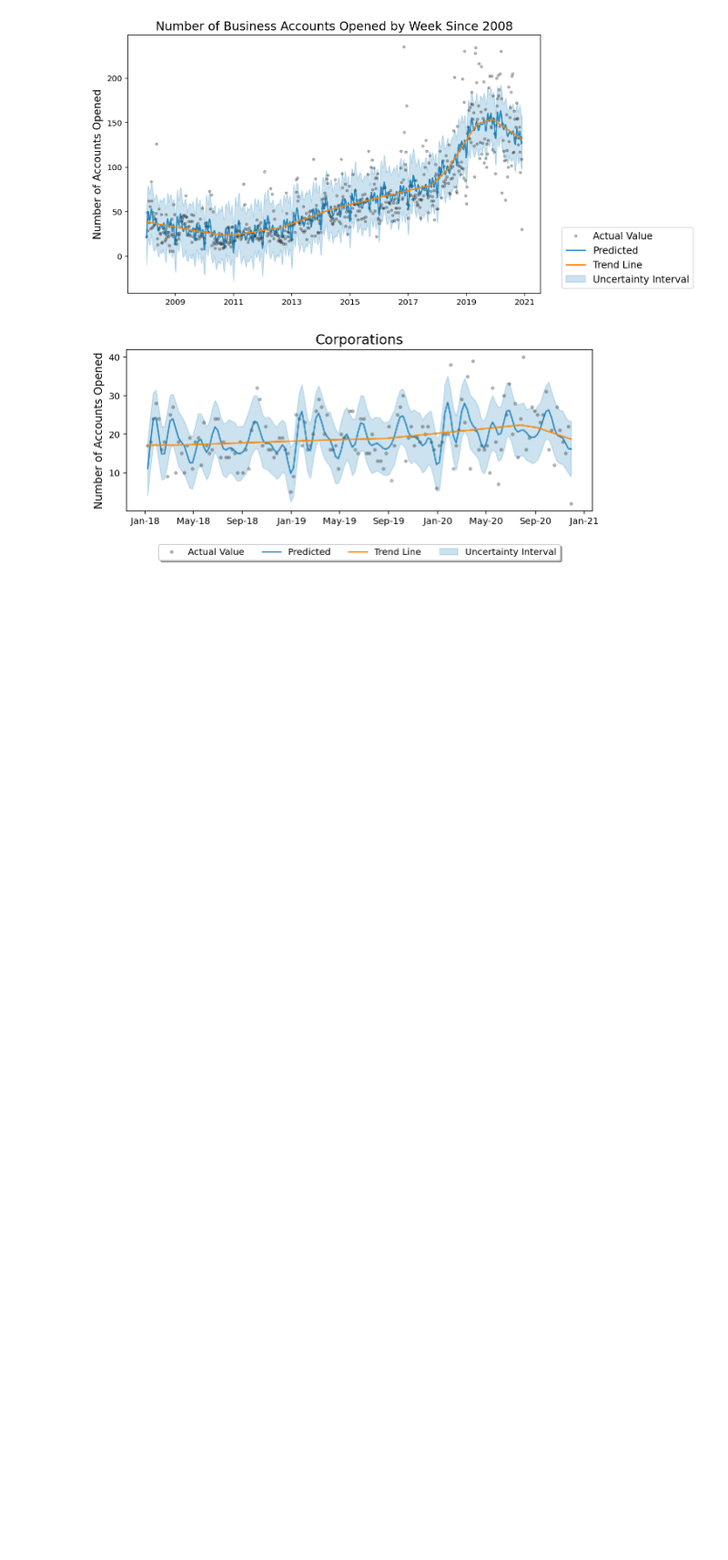
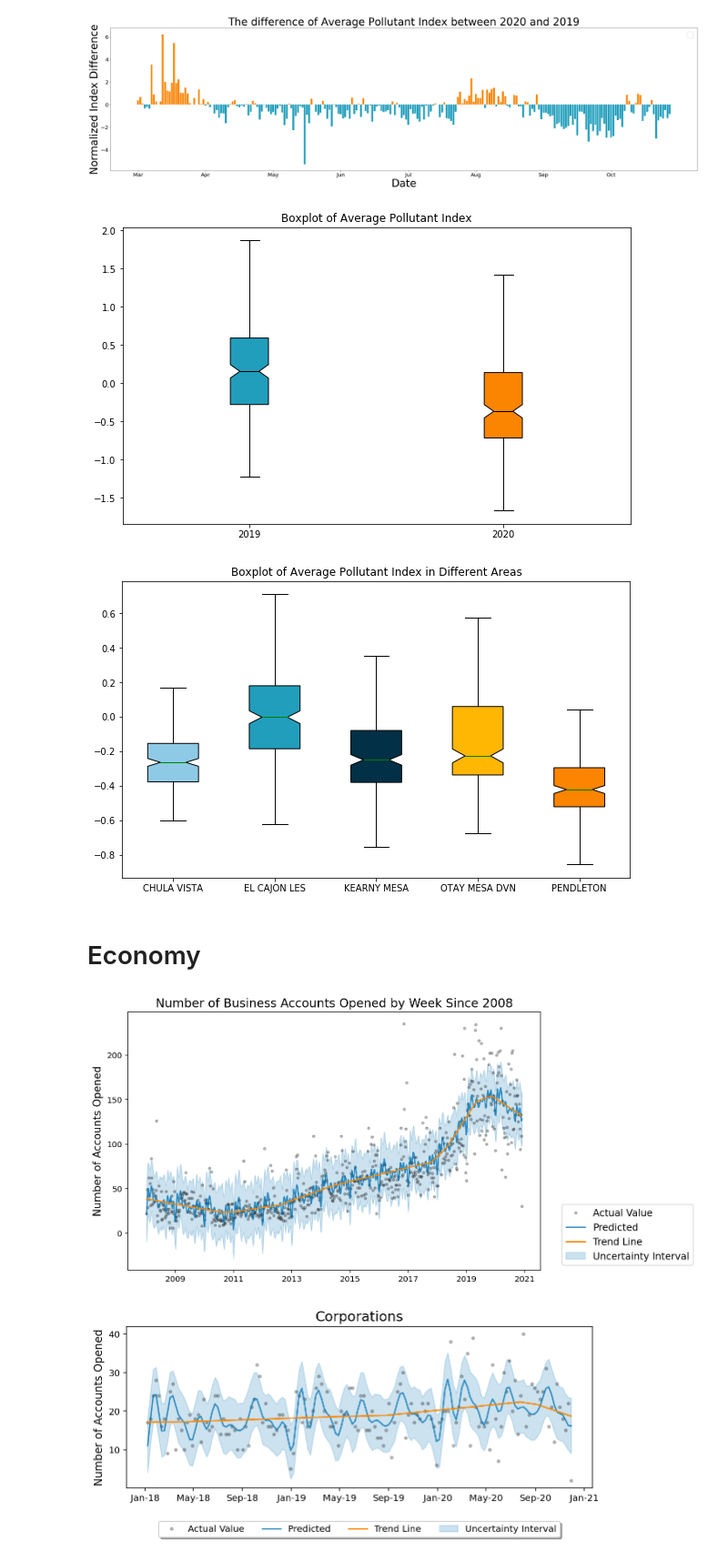
Before and after one commit to tarujg/covid-analysis, a Jupyter notebook: notebooks/plots.ipynb, the cells around one changed output. Shown at 91% size. Cells and saved outputs as stored; diff of their text form; code cells hidden in the pictures; blank space fills up the shorter version.

Commit message:
unify plots notebooks

```diff
--- a/notebooks/econ-plots.ipynb
+++ b/notebooks/plots.ipynb
@@ -1,3 +9,17 @@
+# %%
+features_2019 = get_2019_features(month_enum)
+# %%
+features_2020 = get_2020_features(month_enum)
+# %%
+normalized_features, normalized_features_sites = get_normalized_features(features_2019, features_2020, selected_sites)
+# %%
+get_graphs(normalized_features, normalized_features_sites, selected_sites)
+# %% [output]
+[figure, added]
+[figure, added]
+[figure, added]
+# %% [markdown]
+# Economy
 # %%
 import sys, os
 sys.path.insert(0, os.path.abspath('../'))
```
Also changed, not shown: parts of 9 cells of this notebook, 2 other files.
